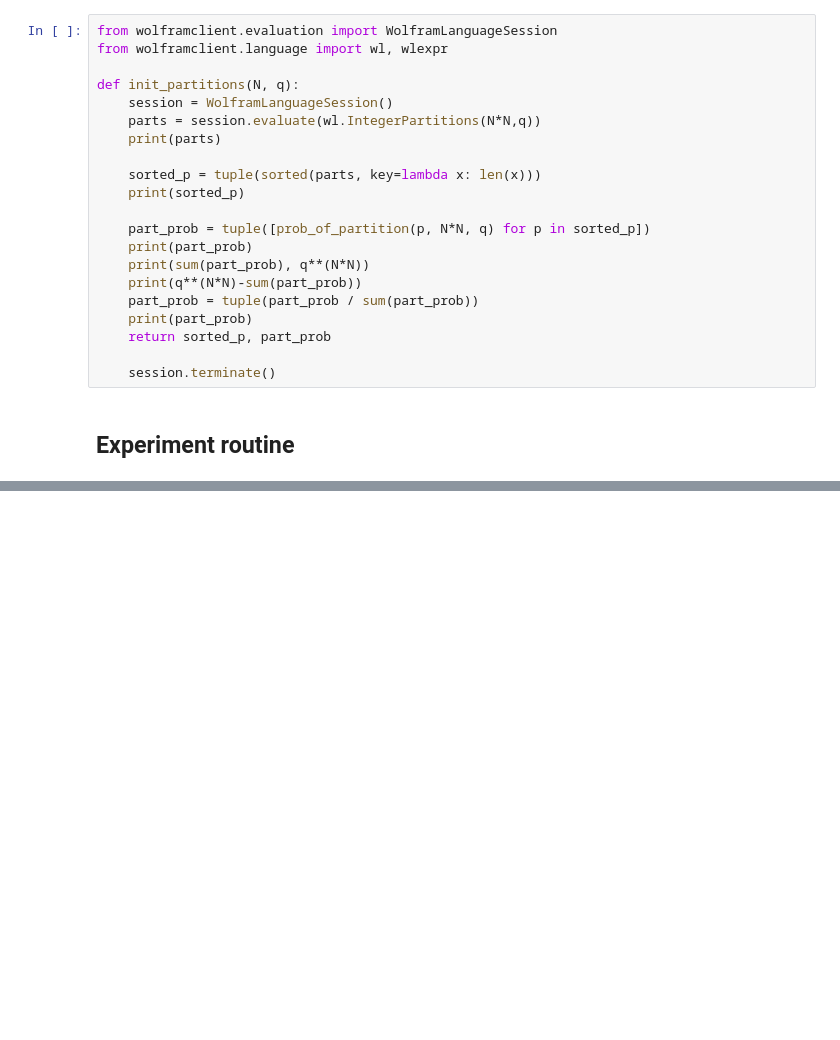
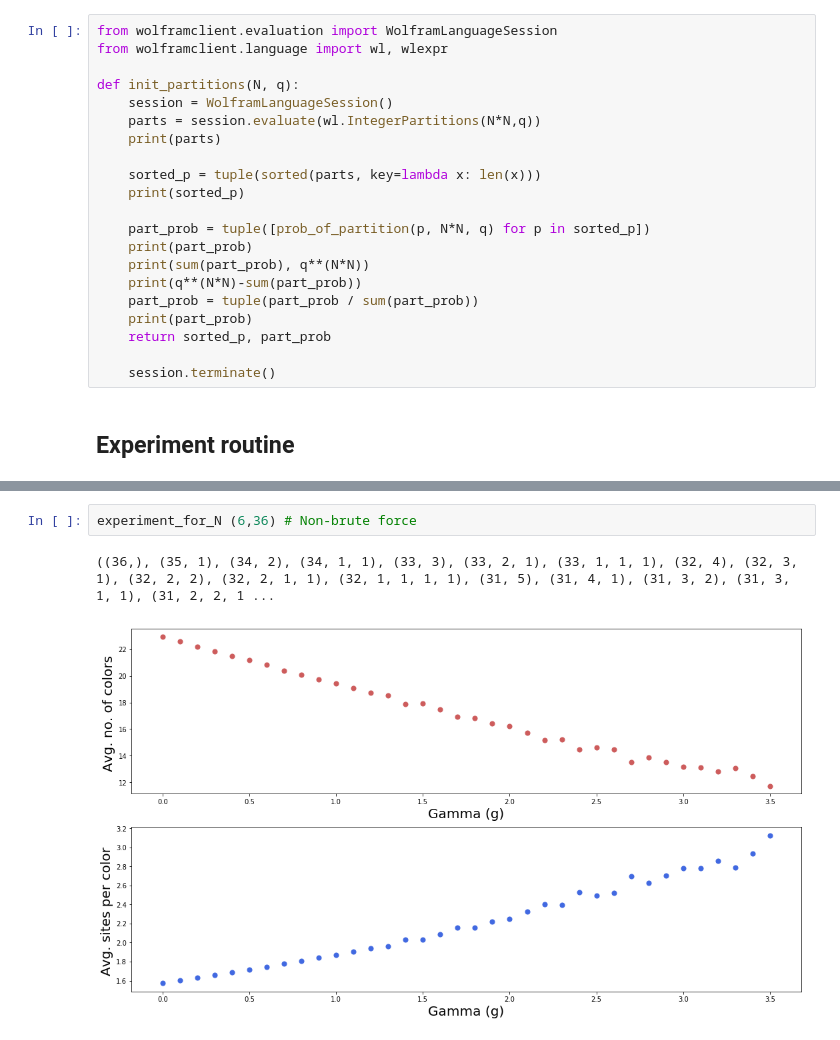
Before and after one commit to oscargomezq/Capstone-RCM, a Jupyter notebook: Simulation 1.ipynb, the cells around one changed output, grey strips where cells are left out. Drawn from its saved outputs; the diff is of its cells as text; blank space fills up the shorter version.

```diff
--- a/Simulation 1.ipynb
+++ b/Simulation 1.ipynb
@@ -285,6 +285,11 @@ def experiment_for_N (N,q):
     plt.ylabel("Avg. sites per color ", fontsize=20);   plt.axis('tight');
 
     plt.show()
+# %%
+experiment_for_N (6,36) # Non-brute force
+# %% [output]
+((36,), (35, 1), (34, 2), (34, 1, 1), (33, 3), (33, 2, 1), (33, 1, 1, 1), (32, 4), (32, 3, 1), (32, 2, 2), (32, 2, 1, 1), (32, 1, 1, 1, 1), (31, 5), (31, 4, 1), (31, 3, 2), (31, 3, 1, 1), (31, 2, 2, 1 ...
+[figure, added]
 # %%
 experiment_for_N (2,4) # Non-brute force version
 # %% [output]
```
Also changed, not shown: parts of 7 cells of this notebook.
